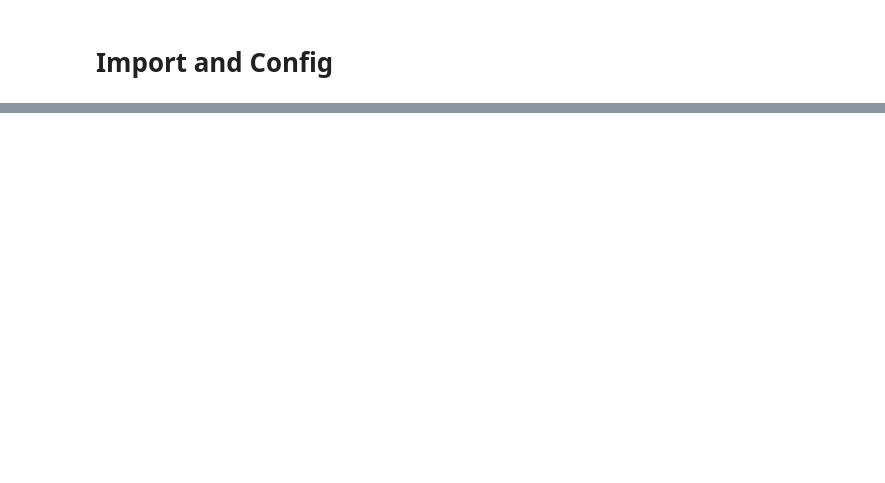
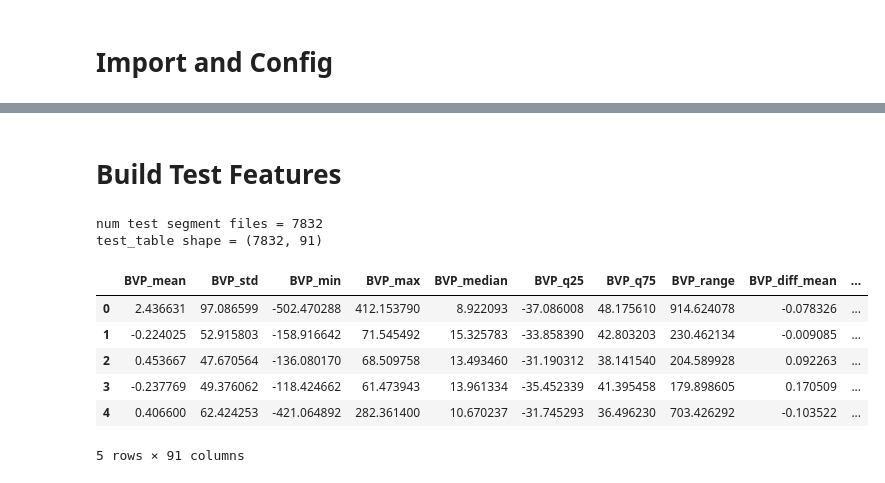
Before and after one commit to Kongbeng-21/SuperAi, a Jupyter notebook: 601088_กฤติธี_ฉายแสง.ipynb, the cells around one changed output, grey strips where cells are left out. Cells and saved outputs as stored; diff of their text form; code cells hidden in the pictures; blank space fills up the shorter version.

```diff
--- a/601088_กฤติธี_ฉายแสง.ipynb
+++ b/601088_กฤติธี_ฉายแสง.ipynb
@@ -67,0 +34,21 @@ print("✓ Config เสร็จแล้ว")
+# %%
+from pathlib import Path
+import numpy as np
+import pandas as pd
+
+from sklearn.model_selection import GroupShuffleSplit
+from sklearn.metrics import f1_score, classification_report
+from sklearn.impute import SimpleImputer
+from sklearn.pipeline import Pipeline
+from sklearn.ensemble import ExtraTreesClassifier, RandomForestClassifier, VotingClassifier
+
+INPUT_ROOT = Path('/kaggle/input')
+OUTPUT_PATH = Path('/kaggle/working/submission.csv')
+TRAIN_DIRNAME = 'train'
+TEST_SEGMENT_DIRNAME = 'test_segment'
+TARGET = 'Sleep_Stage'
+SEGMENT_SIZE = 16 * 30
+SEED = 42
+
+RAW_FEATURES = ['BVP', 'ACC_X', 'ACC_Y', 'ACC_Z', 'TEMP', 'EDA', 'HR', 'IBI']
+print('Config ready')
@@ -325,0 +263,33 @@ print("✓ พร้อม download แล้ว")
+# %% [markdown]
+# Build Test Features
+# %%
+def build_test_table(test_root: Path):
+    rows = []
+    test_files = sorted(test_root.glob('*/*.csv'))
+    if not test_files:
+        test_files = sorted(test_root.glob('*.csv'))
+
+    print('num test segment files =', len(test_files))
+
+    for file_path in test_files:
+        df = pd.read_csv(file_path)
+        df = add_signal_features(df)
+        feat = summarize_segment(df, FEATURE_COLS)
+        feat['id'] = file_path.stem
+        rows.append(feat)
+
+    return pd.DataFrame(rows)
+
+test_table = build_test_table(test_root)
+print('test_table shape =', test_table.shape)
+display(test_table.head())
+# %% [output]
+num test segment files = 7832
+test_table shape = (7832, 91)
+|  | BVP_mean | BVP_std | BVP_min | BVP_max | BVP_median | BVP_q25 | BVP_q75 | BVP_range | BVP_diff_mean | ... |
+| 0 | 2.436631 | 97.086599 | -502.470288 | 412.153790 | 8.922093 | -37.086008 | 48.175610 | 914.624078 | -0.078326 | ... |
+| 1 | -0.224025 | 52.915803 | -158.916642 | 71.545492 | 15.325783 | -33.858390 | 42.803203 | 230.462134 | -0.009085 | ... |
+| 2 | 0.453667 | 47.670564 | -136.080170 | 68.509758 | 13.493460 | -31.190312 | 38.141540 | 204.589928 | 0.092263 | ... |
+| 3 | -0.237769 | 49.376062 | -118.424662 | 61.473943 | 13.961334 | -35.452339 | 41.395458 | 179.898605 | 0.170509 | ... |
+| 4 | 0.406600 | 62.424253 | -421.064892 | 282.361400 | 10.670237 | -31.745293 | 36.496230 | 703.426292 | -0.103522 | ... |
+5 rows × 91 columns
```
Also changed, not shown: parts of 27 cells of this notebook.
